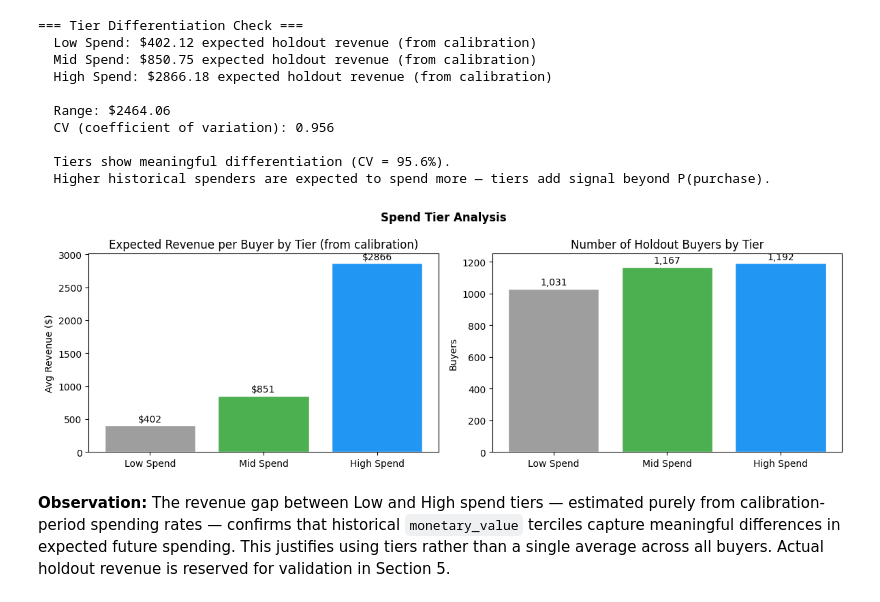
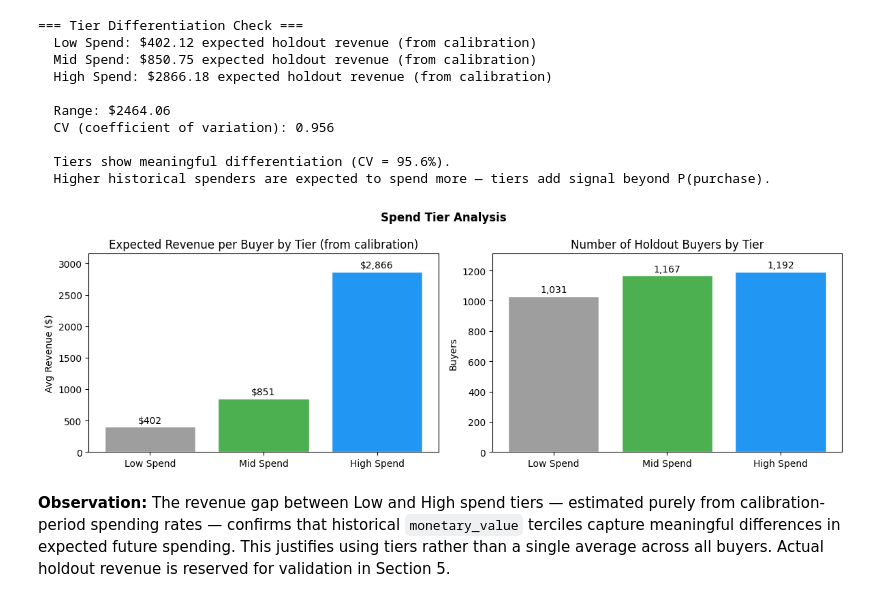
Before and after one commit to dsyhub/customer-lifetime-value-prediction, a Jupyter notebook: notebooks/03_customer_lifetime_value_segmentation.ipynb, the cells around one changed output. Cells and saved outputs as stored; diff of their text form; code cells hidden in the pictures.

```diff
--- a/notebooks/03_customer_lifetime_value_segmentation.ipynb
+++ b/notebooks/03_customer_lifetime_value_segmentation.ipynb
@@ -159,31 +158,33 @@ else:
 # %%
 # Visualize revenue by tier
 fig, axes = plt.subplots(1, 2, figsize=(12, 4))
 
 colors = ['#9E9E9E', '#4CAF50', '#2196F3']
 tiers = ['Low Spend', 'Mid Spend', 'High Spend']
 
 # Average revenue per buyer by tier
 avg_revs = [tier_revenue.loc[t, 'expected_holdout_rev'] for t in tiers]
 axes[0].bar(tiers, avg_revs, color=colors, edgecolor='white')
 axes[0].set_title('Expected Revenue per Buyer by Tier (from calibration)')
 axes[0].set_ylabel('Avg Revenue ($)')
+axes[0].set_ylim(0, max(avg_revs) * 1.1) # Add headroom so labels don't get cut off
 for i, v in enumerate(avg_revs):
-    axes[0].text(i, v + max(avg_revs) * 0.02, f'${v:.0f}', ha='center', fontsize=10)
+    axes[0].text(i, v + max(avg_revs) * 0.02, f'${v:,.0f}', ha='center', fontsize=10)
 
 # Number of buyers per tier
 n_buyers_list = [tier_revenue.loc[t, 'n_repeat_buyers'] for t in tiers]
 axes[1].bar(tiers, n_buyers_list, color=colors, edgecolor='white')
 axes[1].set_title('Number of Holdout Buyers by Tier')
 axes[1].set_ylabel('Buyers')
+axes[1].set_ylim(0, max(n_buyers_list) * 1.1)
 for i, v in enumerate(n_buyers_list):
     axes[1].text(i, v + max(n_buyers_list) * 0.02, f'{int(v):,}', ha='center', fontsize=10)
 
 plt.suptitle('Spend Tier Analysis', fontweight='bold')
 plt.tight_layout()
 plt.show()
 # %% [output]
-[figure, old version]
+[figure, new version]
 # %% [markdown]
 **Observation:** The revenue gap between Low and High spend tiers — estimated purely from calibration-period spending rates — confirms that historical `monetary_value` terciles capture meaningful differences in expected future spending. This justifies using tiers rather than a single average across all buyers. Actual holdout revenue is reserved for validation in Section 5.
 # %% [markdown]
```
Also changed, not shown: parts of 1 cell of this notebook.
